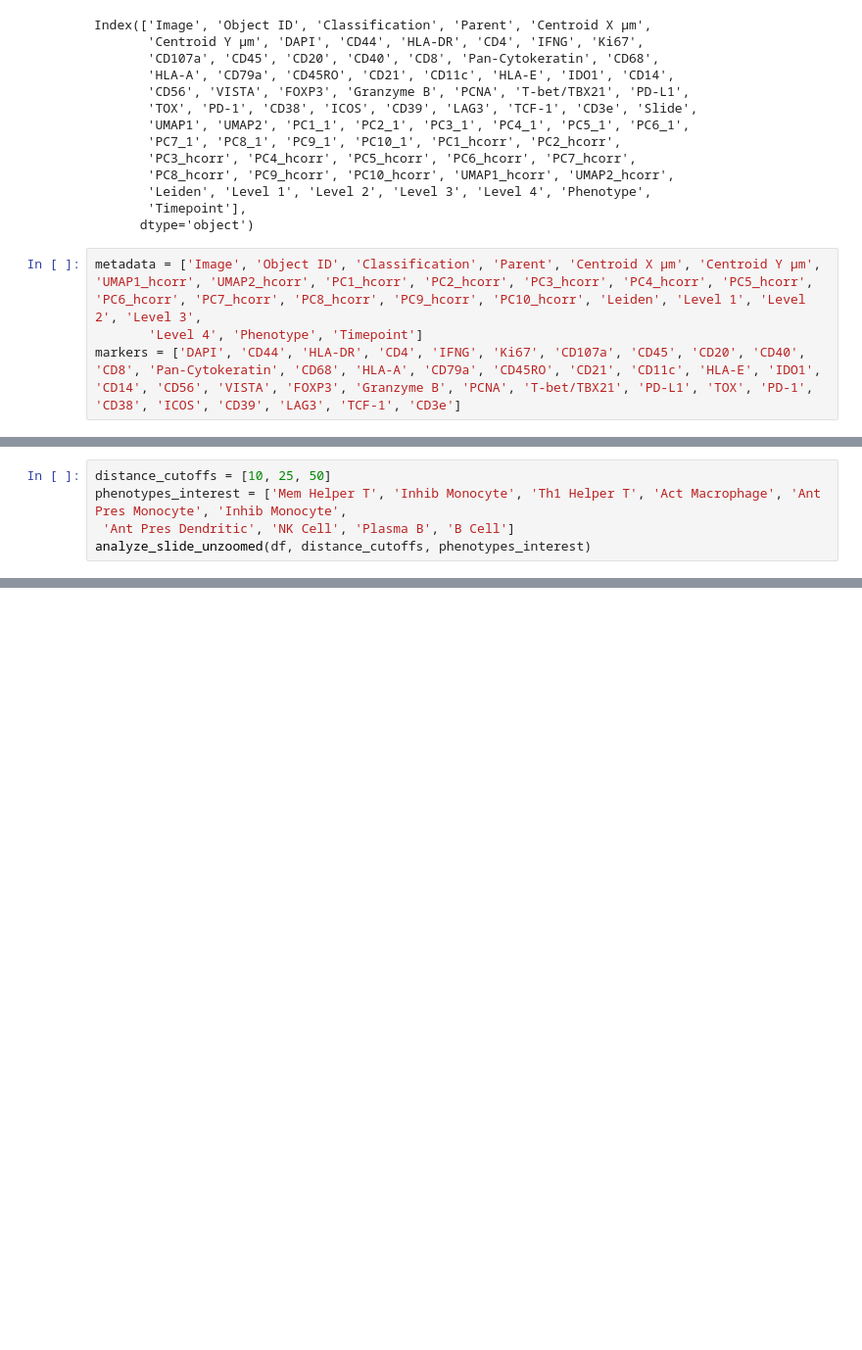
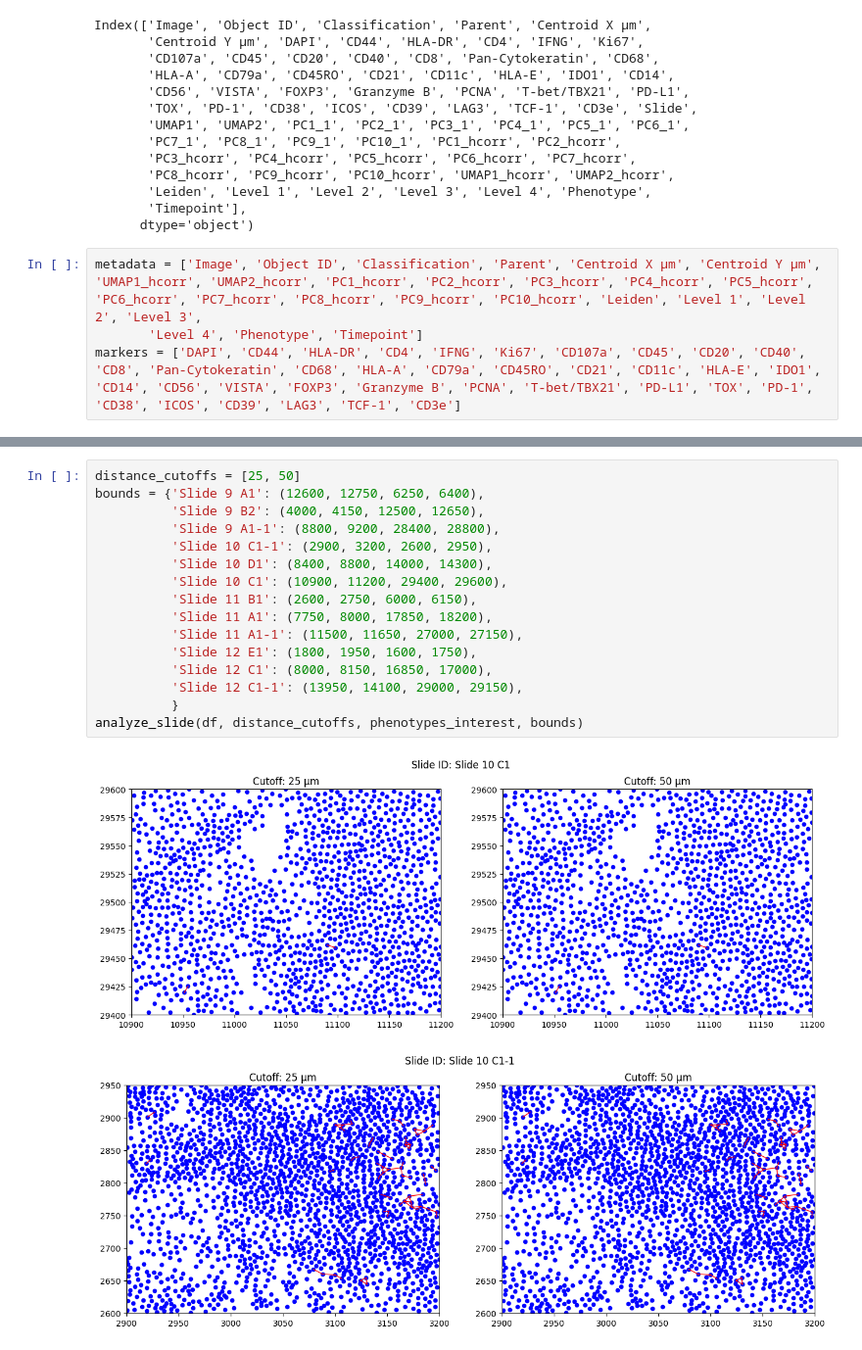
Before and after one commit to Pathomics-ai/Nguyenlab_multiplex, a Jupyter notebook: analysis/2d_voronoi.ipynb, the cells around one changed output, grey strips where cells are left out. Shown at 98% size. Drawn from its saved outputs; the diff is of its cells as text; blank space fills up the shorter version.

Commit message:
ran voronoi plot script, cleaned it up a bit

```diff
--- a/analysis/2d_voronoi.ipynb
+++ b/analysis/2d_voronoi.ipynb
@@ -240,5 +66,0 @@ def analyze_slide_unzoomed(df, distance_cutoffs, phenotypes_oi):
-# %%
-distance_cutoffs = [10, 25, 50]
-phenotypes_interest = ['Mem Helper T', 'Inhib Monocyte', 'Th1 Helper T', 'Act Macrophage', 'Ant Pres Monocyte', 'Inhib Monocyte',
- 'Ant Pres Dendritic', 'NK Cell', 'Plasma B', 'B Cell']
-analyze_slide_unzoomed(df, distance_cutoffs, phenotypes_interest)
@@ -257,0 +67,19 @@ analyze_slide_unzoomed(df, distance_cutoffs, phenotypes_interest)
+# %%
+distance_cutoffs = [25, 50]
+bounds = {'Slide 9 A1': (12600, 12750, 6250, 6400),
+          'Slide 9 B2': (4000, 4150, 12500, 12650),
+          'Slide 9 A1-1': (8800, 9200, 28400, 28800),
+          'Slide 10 C1-1': (2900, 3200, 2600, 2950),
+          'Slide 10 D1': (8400, 8800, 14000, 14300),
+          'Slide 10 C1': (10900, 11200, 29400, 29600),
+          'Slide 11 B1': (2600, 2750, 6000, 6150),
+          'Slide 11 A1': (7750, 8000, 17850, 18200),
+          'Slide 11 A1-1': (11500, 11650, 27000, 27150),
+          'Slide 12 E1': (1800, 1950, 1600, 1750),
+          'Slide 12 C1': (8000, 8150, 16850, 17000),
+          'Slide 12 C1-1': (13950, 14100, 29000, 29150),
+          }
+analyze_slide(df, distance_cutoffs, phenotypes_interest, bounds)
+# %% [output]
+[figure, added]
+[figure, added]
```
Also changed, not shown: parts of 7 cells of this notebook, 1 other file.
